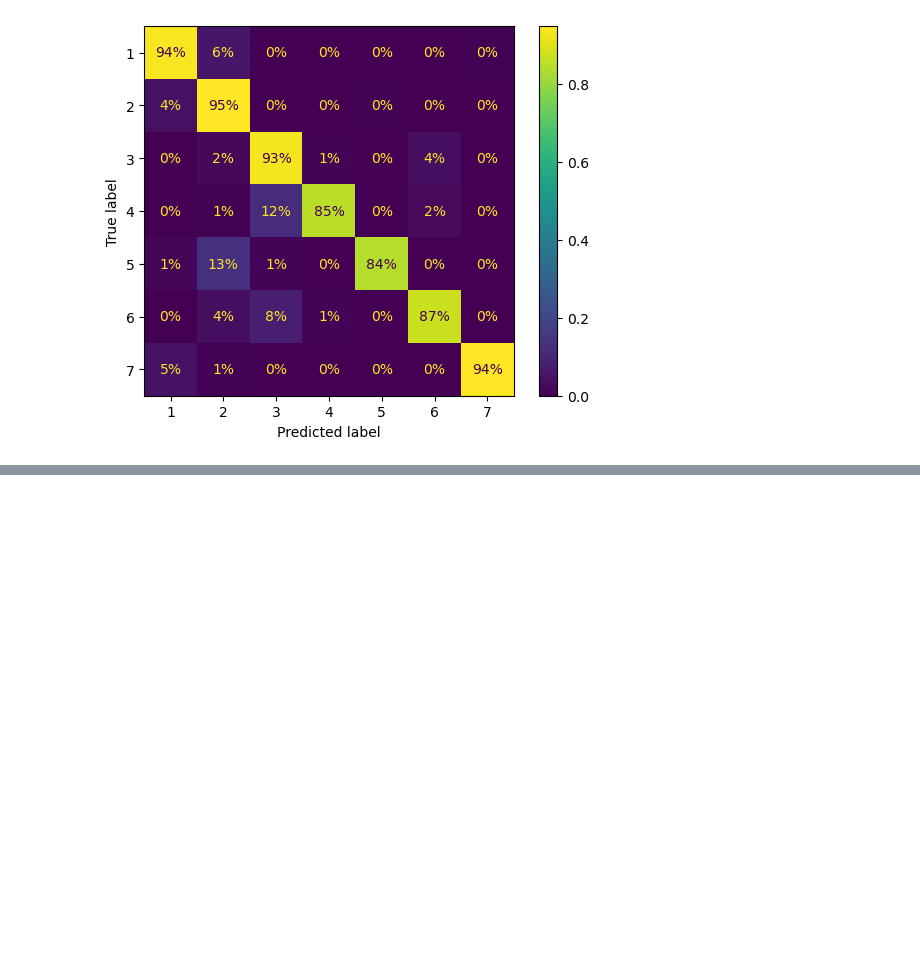
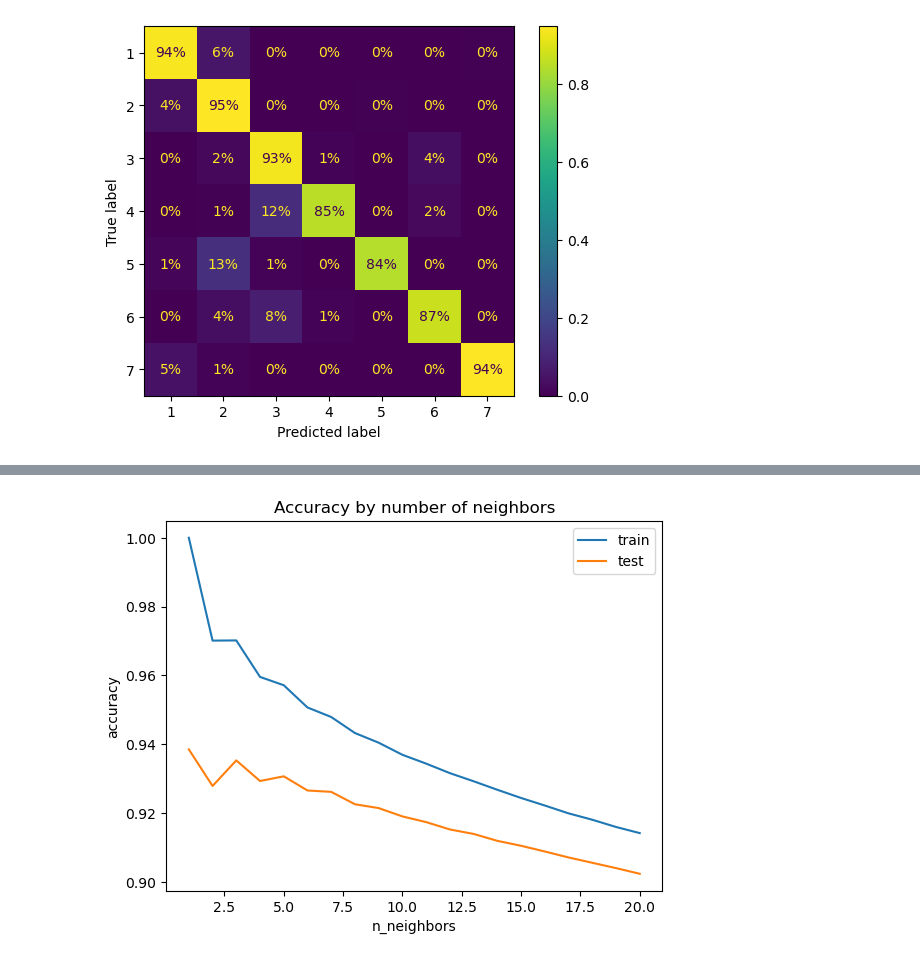
Before and after one commit to FrederickAlmeida/-IF1014-Data-Mining, a Jupyter notebook: Covertype database/models.ipynb, the cells around one changed output, grey strips where cells are left out. Cells and saved outputs as stored; diff of their text form; code cells hidden in the pictures; blank space fills up the shorter version.

```diff
--- a/Covertype database/models.ipynb
+++ b/Covertype database/models.ipynb
@@ -153,0 +160,7 @@ plt.show()
+# %%
+params = {
+    'n_neighbors': list(range(1, 21))
+}
+# %%
+clf = GridSearchCV(KNeighborsClassifier(), params, n_jobs=-1, return_train_score=True, cv=5)
+clf.fit(X_train, y_train)
@@ -153,0 +172,5 @@ plt.show()
+# %%
+results = pd.DataFrame(clf.cv_results_)
+results = results[['rank_test_score', 'mean_train_score', 'mean_test_score', 'params']]
+results['n_neighbors'] = results['params'].apply(lambda x: x['n_neighbors'])
+results.head(10)
@@ -153,0 +189,11 @@ plt.show()
+# %%
+fig, axes = plt.subplots()
+axes.plot(results['n_neighbors'], results['mean_train_score'], label='train')
+axes.plot(results['n_neighbors'], results['mean_test_score'], label='test')
+plt.xlabel('n_neighbors')
+plt.ylabel('accuracy')
+plt.title('Accuracy by number of neighbors')
+plt.legend()
+plt.show()
+# %% [output]
+[figure, added]
```
Also changed, not shown: parts of 9 cells of this notebook, 2 other files.
